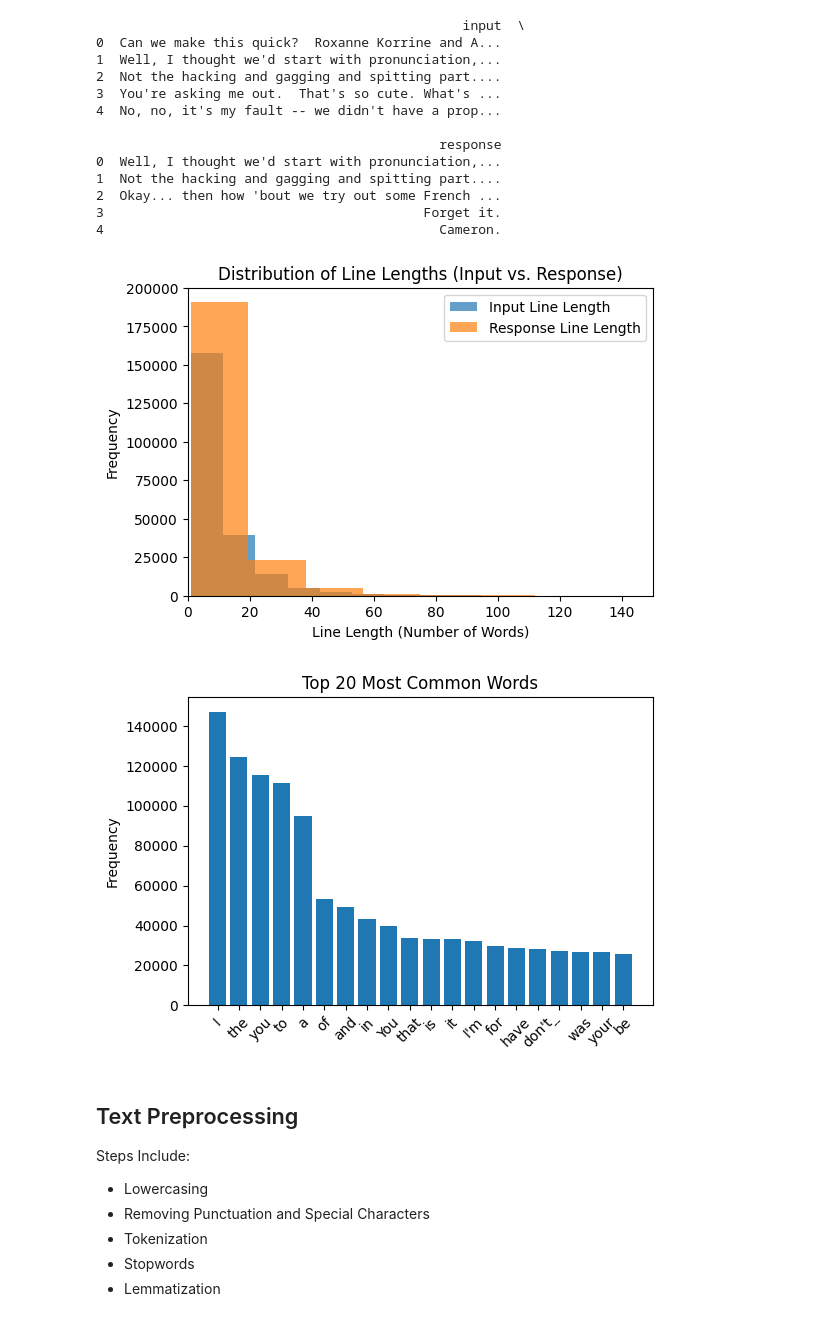
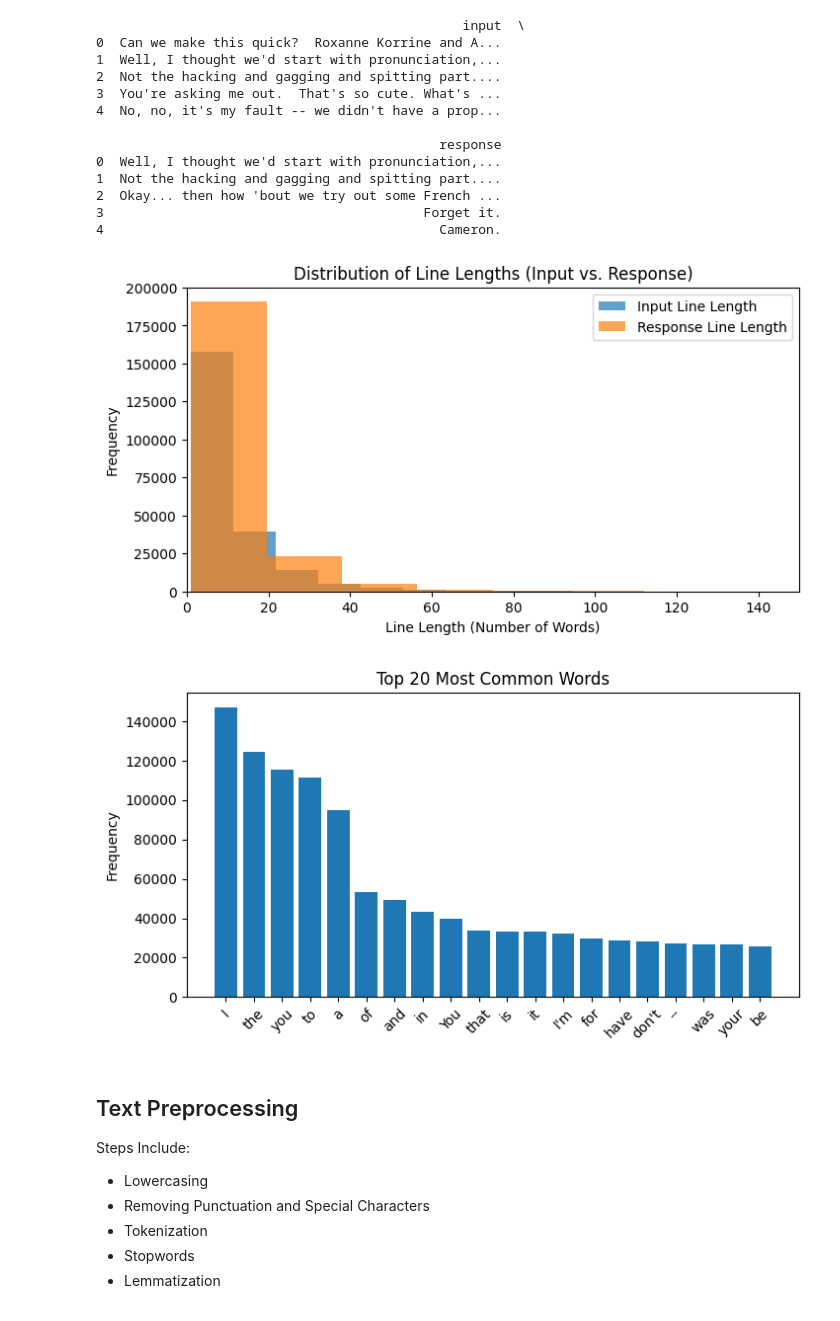
Before and after one commit to oxayavongsa/NLP-Chatbot, a Jupyter notebook: Chatbot_Preprocessing.ipynb, the cells around one changed output. Cells and saved outputs as stored; diff of their text form; code cells hidden in the pictures.

```diff
--- a/Chatbot_Preprocessing.ipynb
+++ b/Chatbot_Preprocessing.ipynb
@@ -190,18 +174,0 @@ def create_dialog_pairs(conversations, lines):
-# %%
-# Thai used this code instead of Saad's code above because of kaggle download
-# Define the file paths correctly
-lines_file = './movie_lines.txt'
-conversations_file = './movie_conversations.txt'
-
-# Parse the lines and conversations
-lines = parse_lines(lines_file)
-conversations = parse_conversations(conversations_file)
-
-# Create input-response pairs based on the conversations
-dialog_pairs = create_dialog_pairs(conversations, lines)
-
-# Print the first 5 dialog pairs
-for i in range(5):
-    print(f"Input: {dialog_pairs[i][0]}")
-    print(f"Response: {dialog_pairs[i][1]}")
-    print('-' * 50)
@@ -242,19 +205,19 @@ print(cleaned_dialog_df.head())# Display some response on a small sample of the
 # %%
 # Displaying Line length distribution
 cleaned_dialog_df['input_length'] = cleaned_dialog_df['input'].apply(lambda x: len(x.split()))
 cleaned_dialog_df['response_length'] = cleaned_dialog_df['response'].apply(lambda x: len(x.split()))
 
-plt.figure(figsize=(6, 4)) # Shorten it to 6, 4 to ensure it fits to pdf print
+plt.figure(figsize=(8, 4)) # Shorten it to 6, 4 to ensure it fits to pdf print
 plt.hist(cleaned_dialog_df['input_length'], bins=30, alpha=0.7, label='Input Line Length')
 plt.hist(cleaned_dialog_df['response_length'], bins=30, alpha=0.7, label='Response Line Length')
 plt.title('Distribution of Line Lengths (Input vs. Response)')
 plt.xlabel('Line Length (Number of Words)')
 plt.xlim(0,150)
 plt.ylabel('Frequency')
 plt.legend()
 plt.show()
 # %% [output]
-[figure, old version]
+[figure, new version]
 # %%
 # For visialization of the most common words used
 all_words = ' '.join(cleaned_dialog_df['input'].tolist() + cleaned_dialog_df['response'].tolist()).split()
@@ -264,14 +227,14 @@ word_counts = Counter(all_words) # Most common words in the cleaned dialog pairs
 common_words = word_counts.most_common(20)
 words, counts = zip(*common_words)
 
-plt.figure(figsize=(6, 4)) # Shorten it to 6, 4 to ensure it fits to pdf print
+plt.figure(figsize=(8, 4))
 plt.bar(words, counts)
 plt.title('Top 20 Most Common Words')
 plt.ylabel('Frequency')
 plt.xticks(rotation=45)
 plt.show()
 # %% [output]
-[figure, old version]
+[figure, new version]
 # %% [markdown]
 ## Text Preprocessing
 Steps Include: <br>
```
Also changed, not shown: parts of 16 cells of this notebook.
